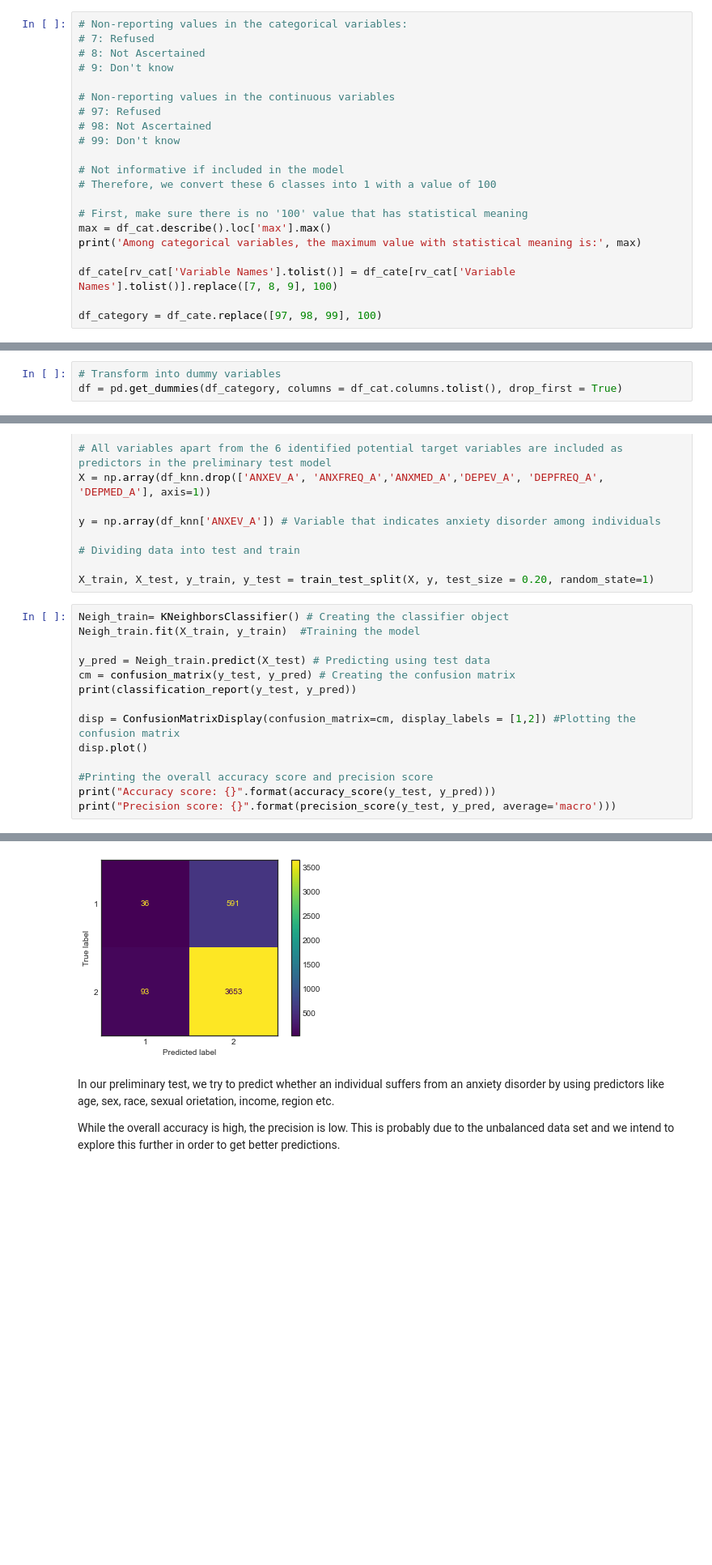
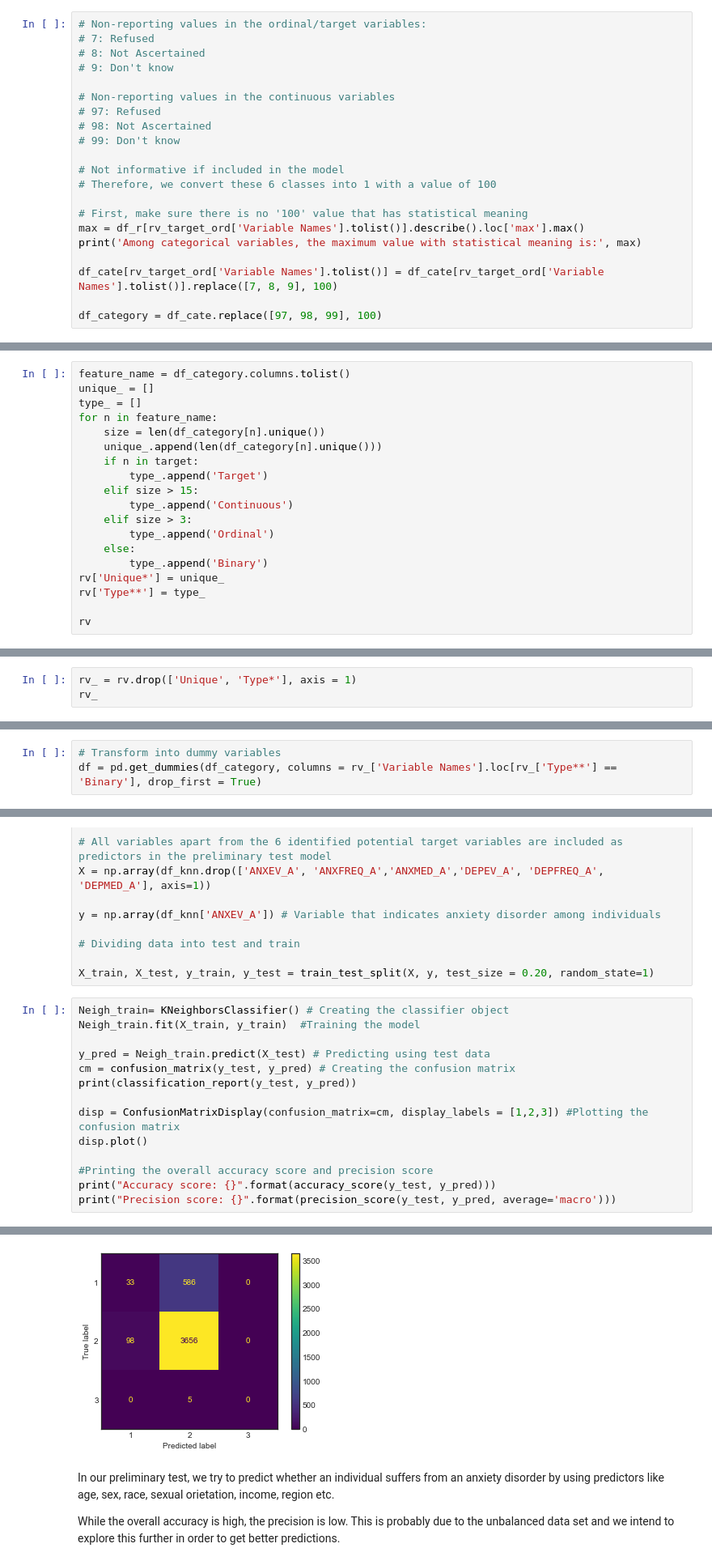
Before and after one commit to vidishac/Data_Mining_Project, a Jupyter notebook: Data_Cleaning_Project.ipynb, the cells around one changed output, grey strips where cells are left out. Shown at 81% size. Cells and saved outputs as stored; diff of their text form; blank space fills up the shorter version.

```diff
--- a/Data_Cleaning_Project.ipynb
+++ b/Data_Cleaning_Project.ipynb
@@ -218,7 +256,7 @@ Name: ARTHEV_A, dtype: int64
 4    3205
 Name: URBRRL, dtype: int64
 # %%
-# Non-reporting values in the categorical variables:
+# Non-reporting values in the ordinal/target variables:
 # 7: Refused
 # 8: Not Ascertained
 # 9: Don't know
@@ -232,11 +270,30 @@ Name: URBRRL, dtype: int64
 # Therefore, we convert these 6 classes into 1 with a value of 100
 
 # First, make sure there is no '100' value that has statistical meaning
-max = df_cat.describe().loc['max'].max()
+max = df_r[rv_target_ord['Variable Names'].tolist()].describe().loc['max'].max()
 print('Among categorical variables, the maximum value with statistical meaning is:', max)
 
-df_cate[rv_cat['Variable Names'].tolist()] = df_cate[rv_cat['Variable Names'].tolist()].replace([7, 8, 9], 100)
+df_cate[rv_target_ord['Variable Names'].tolist()] = df_cate[rv_target_ord['Variable Names'].tolist()].replace([7, 8, 9], 100)
 
 df_category = df_cate.replace([97, 98, 99], 100)
 # %% [output]
 Among categorical variables, the maximum value with statistical meaning is: 99.0
+# %%
+feature_name = df_category.columns.tolist()
+unique_ = []
+type_ = []
+for n in feature_name:
+    size = len(df_category[n].unique())
+    unique_.append(len(df_category[n].unique()))
+    if n in target:
+        type_.append('Target')
+    elif size > 15:
+        type_.append('Continuous')
+    elif size > 3:
+        type_.append('Ordinal')
+    else:
+        type_.append('Binary')
+rv['Unique*'] = unique_
+rv['Type**'] = type_
+
+rv
@@ -242,0 +318,3 @@ Among categorical variables, the maximum value with statistical meaning is: 99.0
+# %%
+rv_ = rv.drop(['Unique', 'Type*'], axis = 1)
+rv_
@@ -243,6 +339,6 @@ Among categorical variables, the maximum value with statistical meaning is: 99.0
 # %%
 # Transform into dummy variables
-df = pd.get_dummies(df_category, columns = df_cat.columns.tolist(), drop_first = True)
+df = pd.get_dummies(df_category, columns = rv_['Variable Names'].loc[rv_['Type**'] == 'Binary'], drop_first = True)
 # %% [markdown]
 ### Step 5: Visualization
 # %% [markdown]
@@ -392,7 +490,7 @@ y_pred = Neigh_train.predict(X_test) # Predicting using test data
 cm = confusion_matrix(y_test, y_pred) # Creating the confusion matrix
 print(classification_report(y_test, y_pred))
 
-disp = ConfusionMatrixDisplay(confusion_matrix=cm, display_labels = [1,2]) #Plotting the confusion matrix
+disp = ConfusionMatrixDisplay(confusion_matrix=cm, display_labels = [1,2,3]) #Plotting the confusion matrix
 disp.plot()
 
 #Printing the overall accuracy score and precision score
@@ -413,4 +512,4 @@ Precision score: 0.5699071740131074
-[figure, old version]
+[figure, new version]
 # %% [markdown]
 In our preliminary test, we try to predict whether an individual suffers from an anxiety disorder by using predictors like age, sex, race, sexual orietation, income, region etc.
 
```
Also changed, not shown: parts of 13 cells of this notebook.
